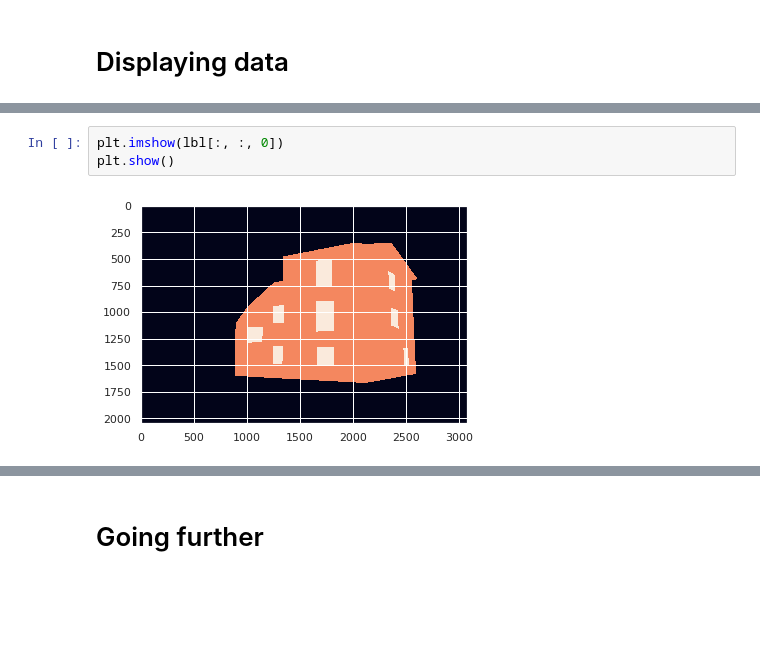
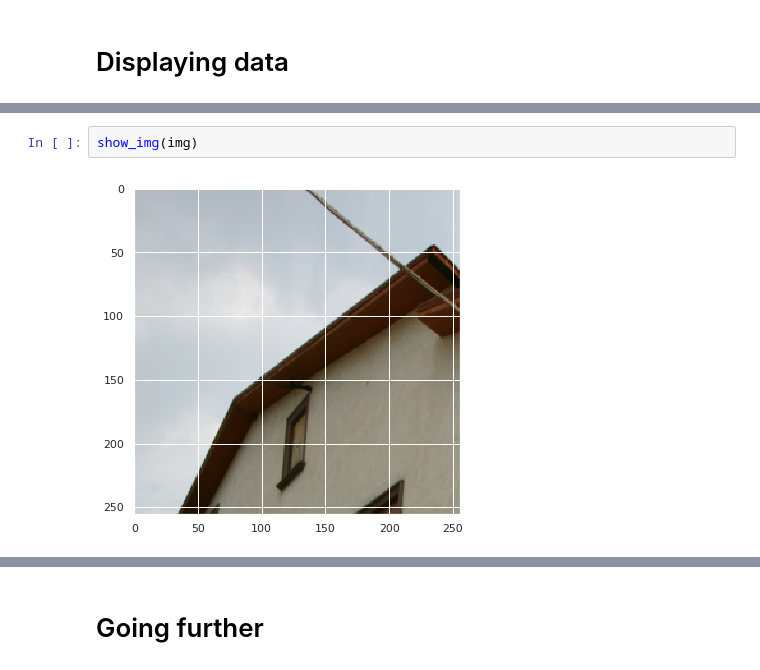
Before and after one commit to gregunz/FacadeParsing, a Jupyter notebook: nb01_data_exploration_and_loading.ipynb, the cells around one changed output, grey strips where cells are left out. Saved outputs shown, nothing was run; the diff lists cells and outputs as text; blank space fills up the shorter version.

```diff
--- a/nb01_data_exploration_and_loading.ipynb
+++ b/nb01_data_exploration_and_loading.ipynb
@@ -50,5 +55,4 @@ plt.show()
-# %%
-plt.imshow(lbl[:, :, 0])
-plt.show()
-# %% [output]
-[figure, removed]
+# %%
+show_img(img)
+# %% [output]
+[figure, added]
```
Also changed, not shown: parts of 14 cells of this notebook, 2 other files.
